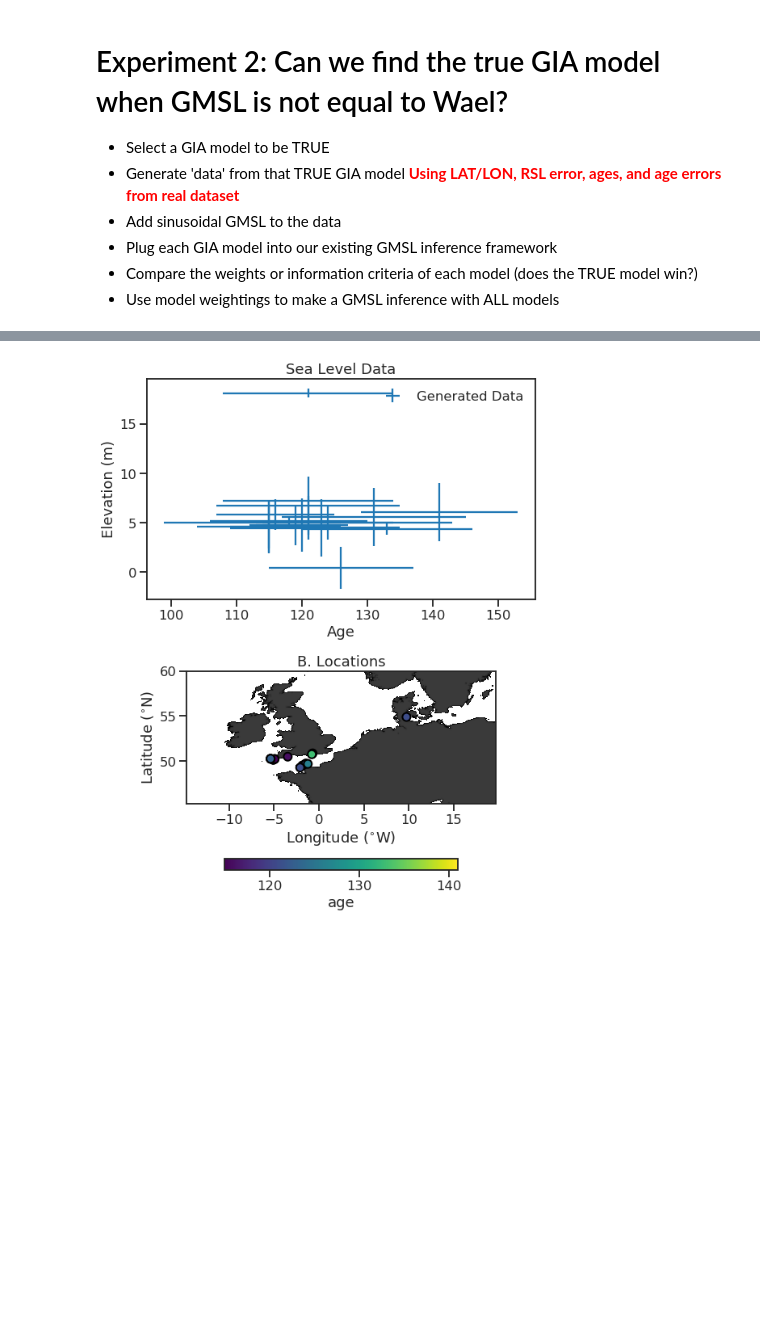
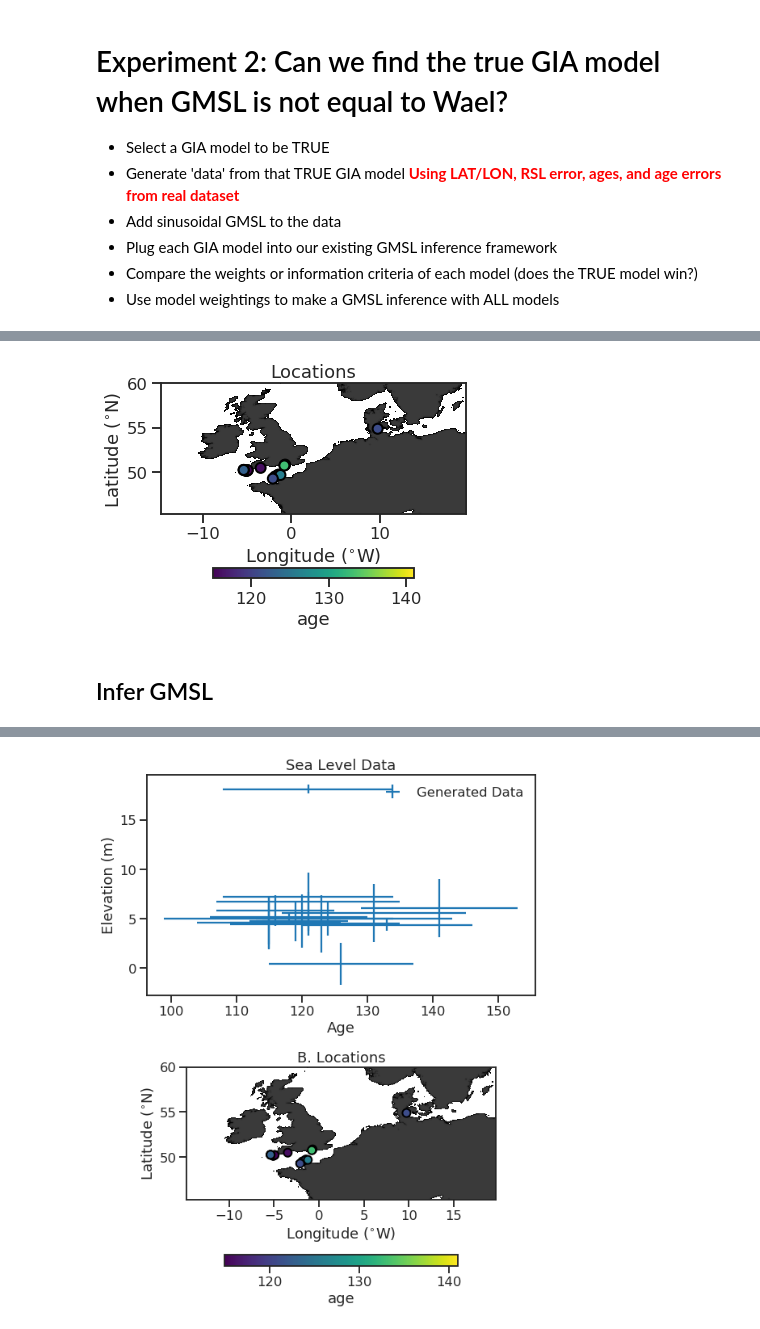
Before and after one commit to blakedyer/EU_LIG, a Jupyter notebook: notebooks/Bayesian Gaussian Process Regression.ipynb, the cells around one changed output, grey strips where cells are left out. Drawn from its saved outputs; the diff is of its cells as text; code cells hidden in the pictures; blank space fills up the shorter version.

```diff
--- a/notebooks/Bayesian Gaussian Process Regression.ipynb
+++ b/notebooks/Bayesian Gaussian Process Regression.ipynb
@@ -770,0 +745,9 @@ Text(0.5, 1.0, 'EU GMSL Inference Experiment')
+# %%
+np.random.seed(42)
+
+N = len(model_names)
+true_choice = np.random.choice(N, 1)[0]
+true_model = models[true_choice]
+print("Model " + str(model_names[true_choice]) + " selected as TRUE model.")
+
+np.random.seed()
@@ -770,0 +946,22 @@ Text(0.5, 1.0, 'EU GMSL Inference Experiment')
+# %%
+plt.imshow(
+    landzoom,
+    interpolation="gaussian",
+    cmap=my_grey,
+    vmin=0.1,
+    vmax=5,
+    extent=imarray_ext,
+)
+plt.scatter(data['lon'],data['lat'],c=data['age'],cmap='viridis',s=100,edgecolor='k',lw=2)
+plt.colorbar(label='age',shrink=.6,pad=0.25, orientation="horizontal")
+plt.gca().set_title("Locations")
+plt.gca().grid(False)
+plt.gca().set_xlim([model_dims[0], model_dims[1]])
+plt.gca().set_ylim([model_dims[2], model_dims[3]])
+plt.gca().set_ylabel("Latitude ($^{\circ}$N)")
+plt.gca().set_xlabel("Longitude ($^{\circ}$W)")
+fig.tight_layout()
+# %% [output]
+[figure, added]
+# %% [markdown]
+## Infer GMSL
```
Also changed, not shown: parts of 38 cells of this notebook, 1 other file.
